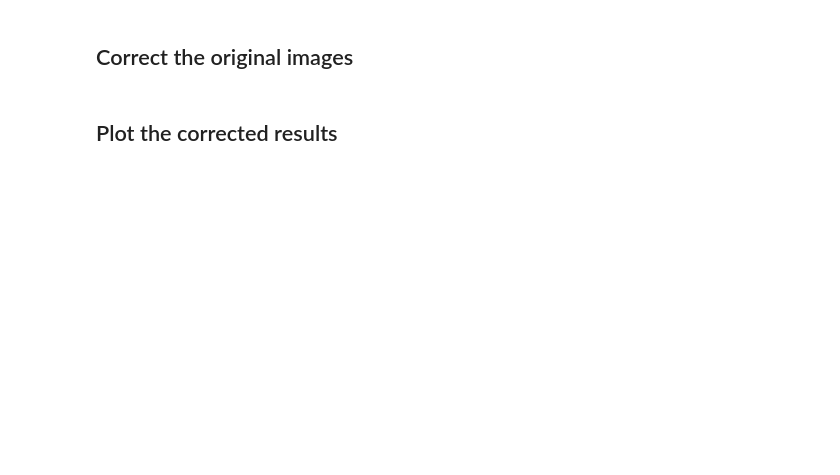
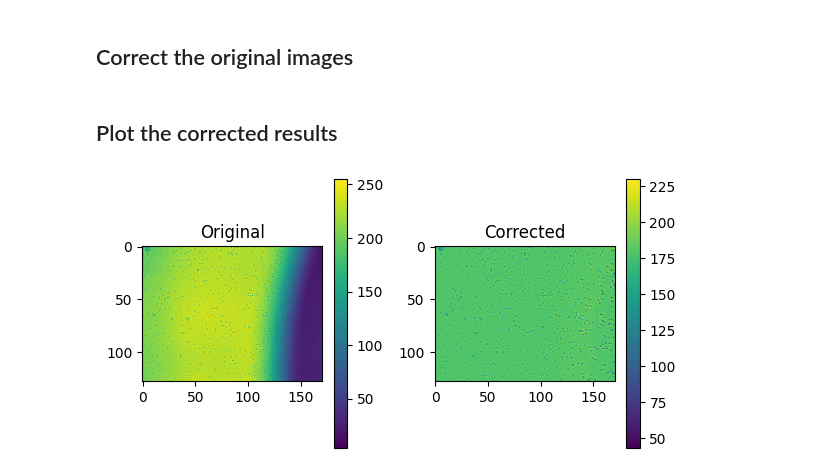
Before and after one commit to peng-lab/BaSiCPy, a Jupyter notebook: docs/notebooks/timelapse_brightfield.ipynb, the cells around one changed output. Cells and saved outputs as stored; diff of their text form; code cells hidden in the pictures; blank space fills up the shorter version.

```diff
--- a/docs/notebooks/timelapse_brightfield.ipynb
+++ b/docs/notebooks/timelapse_brightfield.ipynb
@@ -23,5 +39,6 @@ plt.imshow(images[10])
 # %% [markdown]
 ## Fit the flatfield and darkfield
 # %%
-basic = BaSiC(get_darkfield=True, smoothness_flatfield=1)
+basic = BaSiC(get_darkfield=False,)
+basic.autotune(images, is_timelapse=True)
 basic.fit(images)
@@ -44,16 +66,19 @@ fig.tight_layout()
 # %%
 images_transformed = basic.transform(
     images,
+    is_timelapse = False,
 )
 # %% [markdown]
 ## Plot the corrected results
 # %%
 i = 12
 fig, axes = plt.subplots(1, 2, figsize=(6, 3))
 im = axes[0].imshow(images[i])
 fig.colorbar(im, ax=axes[0])
 axes[0].set_title("Original")
-im = axes[1].imshow(images_transformed[i])
-fig.colorbar(im, ax=axes[1])
+im = axes[1].imshow(images_transformed[i],)
+fig.colorbar(im, ax=axes[1],)
 axes[1].set_title("Corrected")
 fig.tight_layout()
+# %% [output]
+[figure, added]
```
Also changed, not shown: parts of 5 cells of this notebook, 3 other files.
